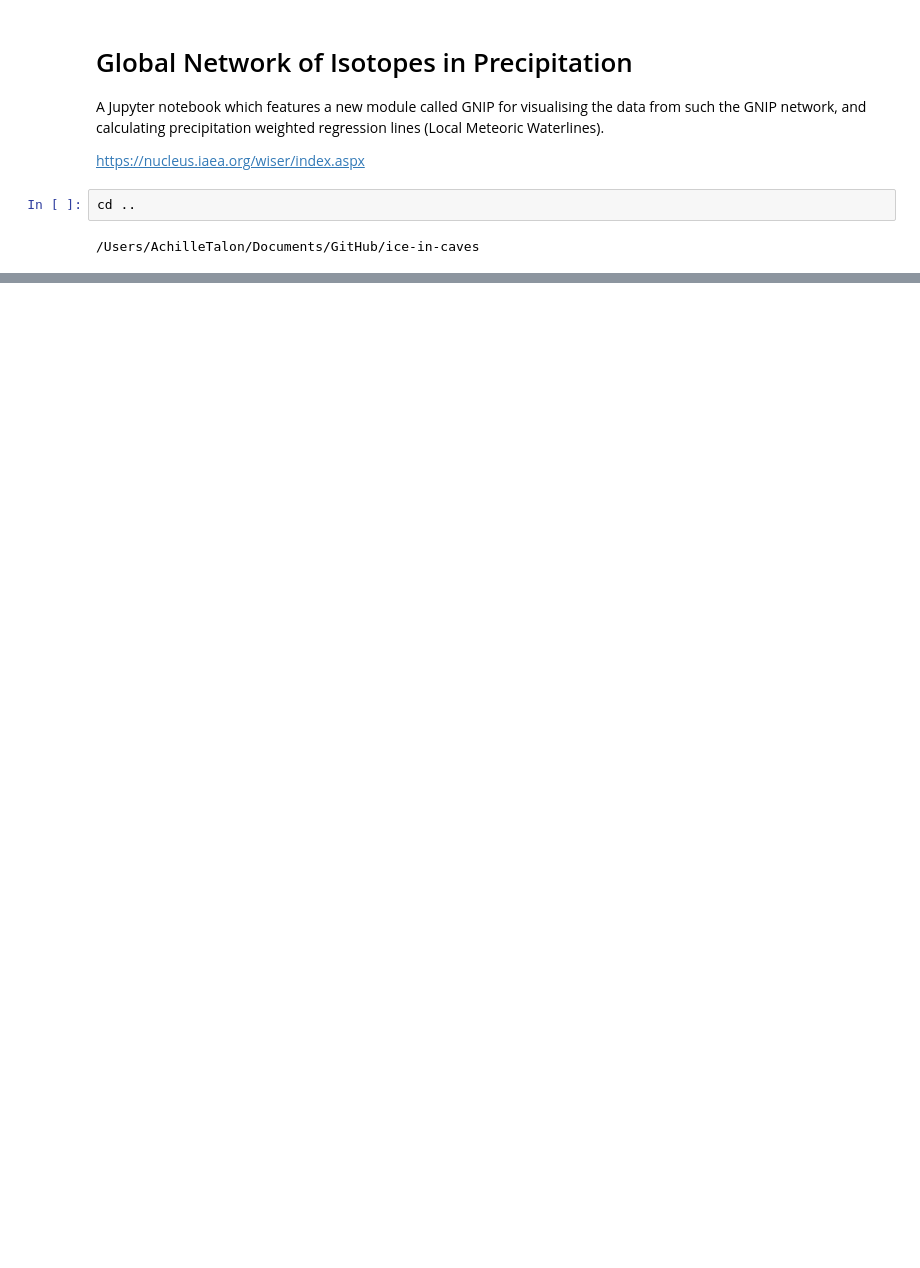
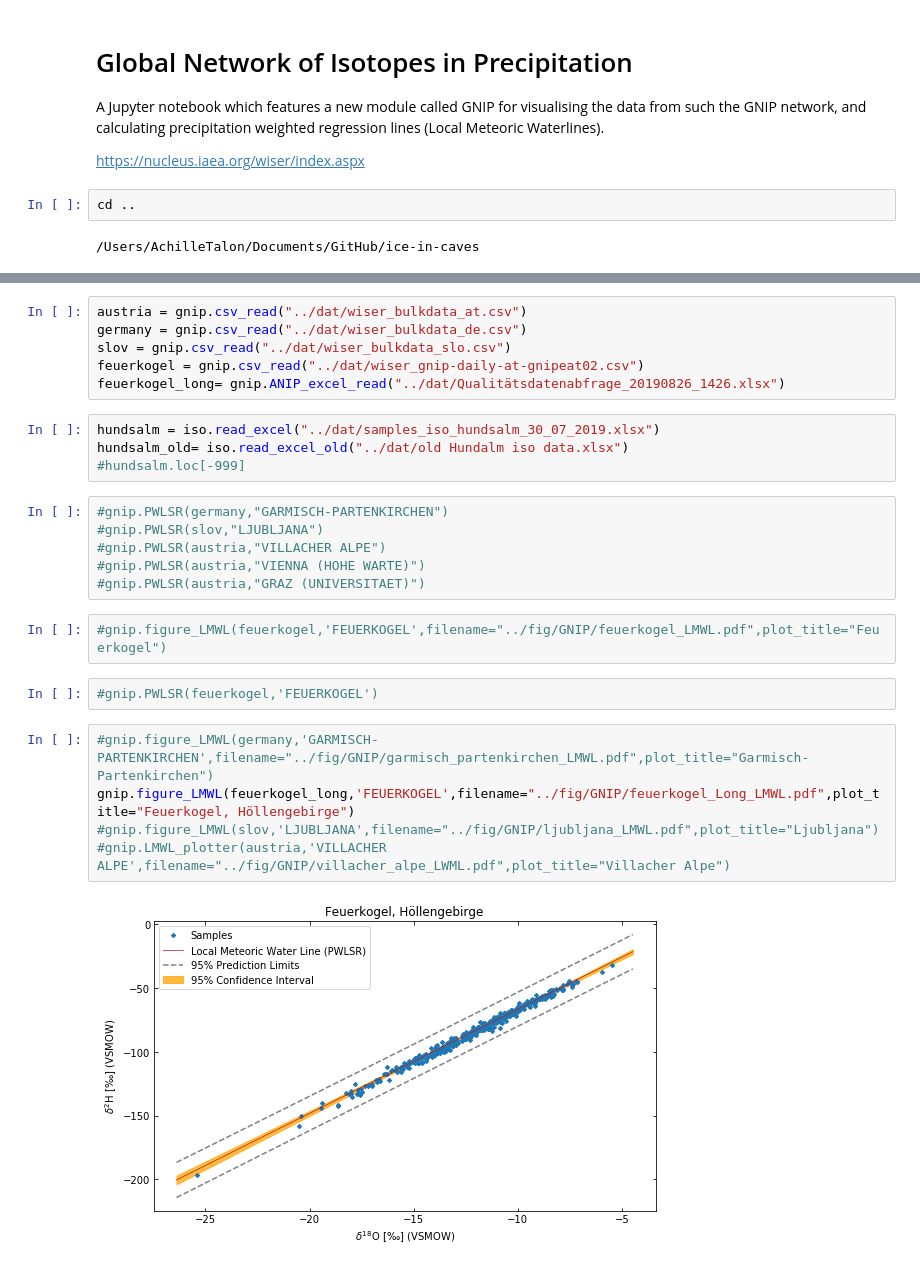
Before and after one commit to tr1813/ice-in-caves, a Jupyter notebook: ipynb/GNIP_isotopes.ipynb, the cells around one changed output, grey strips where cells are left out. Drawn from its saved outputs; the diff is of its cells as text; blank space fills up the shorter version.

```diff
--- a/ipynb/GNIP_isotopes.ipynb
+++ b/ipynb/GNIP_isotopes.ipynb
@@ -111,0 +20,27 @@ iso.full_plotter(hundsalm,
+# %%
+austria = gnip.csv_read("../dat/wiser_bulkdata_at.csv")
+germany = gnip.csv_read("../dat/wiser_bulkdata_de.csv")
+slov = gnip.csv_read("../dat/wiser_bulkdata_slo.csv")
+feuerkogel = gnip.csv_read("../dat/wiser_gnip-daily-at-gnipeat02.csv")
+feuerkogel_long= gnip.ANIP_excel_read("../dat/Qualitätsdatenabfrage_20190826_1426.xlsx")
+# %%
+hundsalm = iso.read_excel("../dat/samples_iso_hundsalm_30_07_2019.xlsx")
+hundsalm_old= iso.read_excel_old("../dat/old Hundalm iso data.xlsx")
+#hundsalm.loc[-999]
+# %%
+#gnip.PWLSR(germany,"GARMISCH-PARTENKIRCHEN")
+#gnip.PWLSR(slov,"LJUBLJANA")
+#gnip.PWLSR(austria,"VILLACHER ALPE")
+#gnip.PWLSR(austria,"VIENNA (HOHE WARTE)")
+#gnip.PWLSR(austria,"GRAZ (UNIVERSITAET)")
+# %%
+#gnip.figure_LMWL(feuerkogel,'FEUERKOGEL',filename="../fig/GNIP/feuerkogel_LMWL.pdf",plot_title="Feuerkogel")
+# %%
+#gnip.PWLSR(feuerkogel,'FEUERKOGEL')
+# %%
+#gnip.figure_LMWL(germany,'GARMISCH-PARTENKIRCHEN',filename="../fig/GNIP/garmisch_partenkirchen_LMWL.pdf",plot_title="Garmisch-Partenkirchen")
+gnip.figure_LMWL(feuerkogel_long,'FEUERKOGEL',filename="../fig/GNIP/feuerkogel_Long_LMWL.pdf",plot_title="Feuerkogel, Höllengebirge")
+#gnip.figure_LMWL(slov,'LJUBLJANA',filename="../fig/GNIP/ljubljana_LMWL.pdf",plot_title="Ljubljana")
+#gnip.LMWL_plotter(austria,'VILLACHER ALPE',filename="../fig/GNIP/villacher_alpe_LWML.pdf",plot_title="Villacher Alpe")
+# %% [output]
+[figure, added]
```
Also changed, not shown: parts of 50 cells of this notebook, 2 other files.
